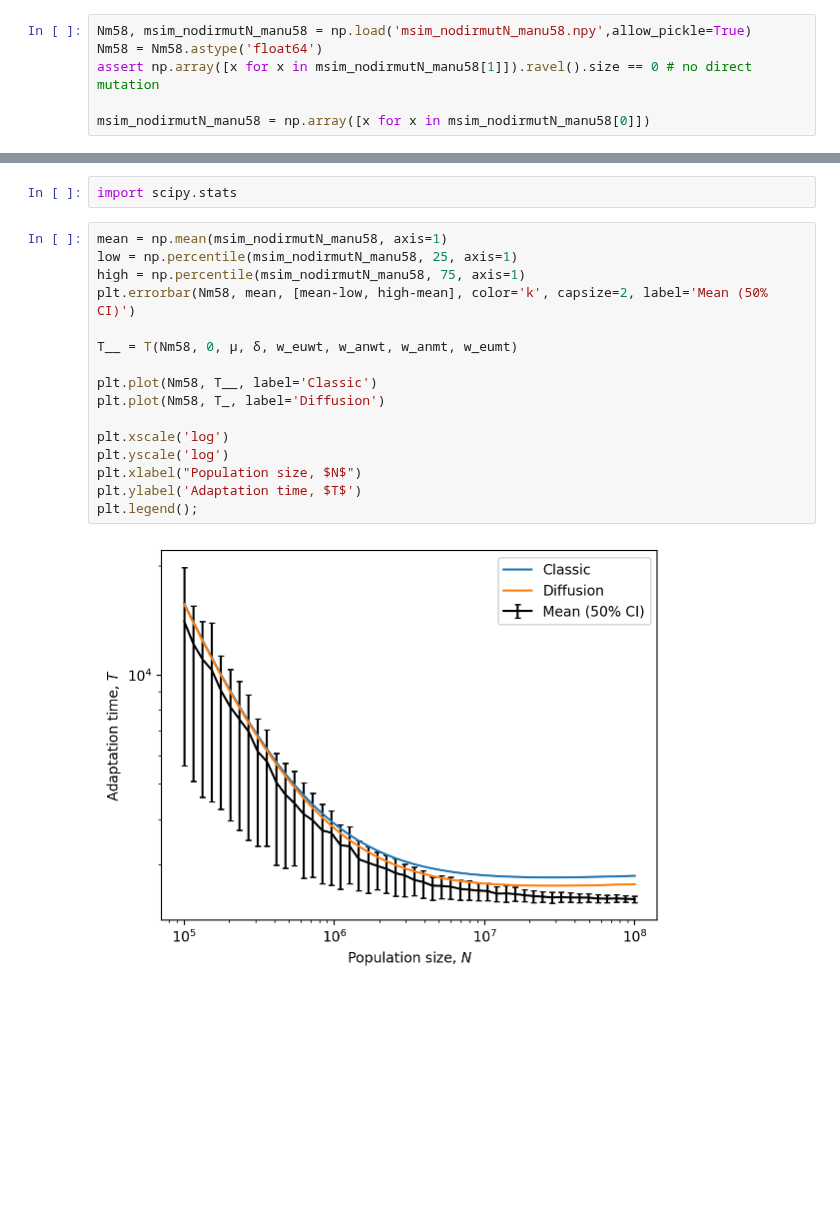
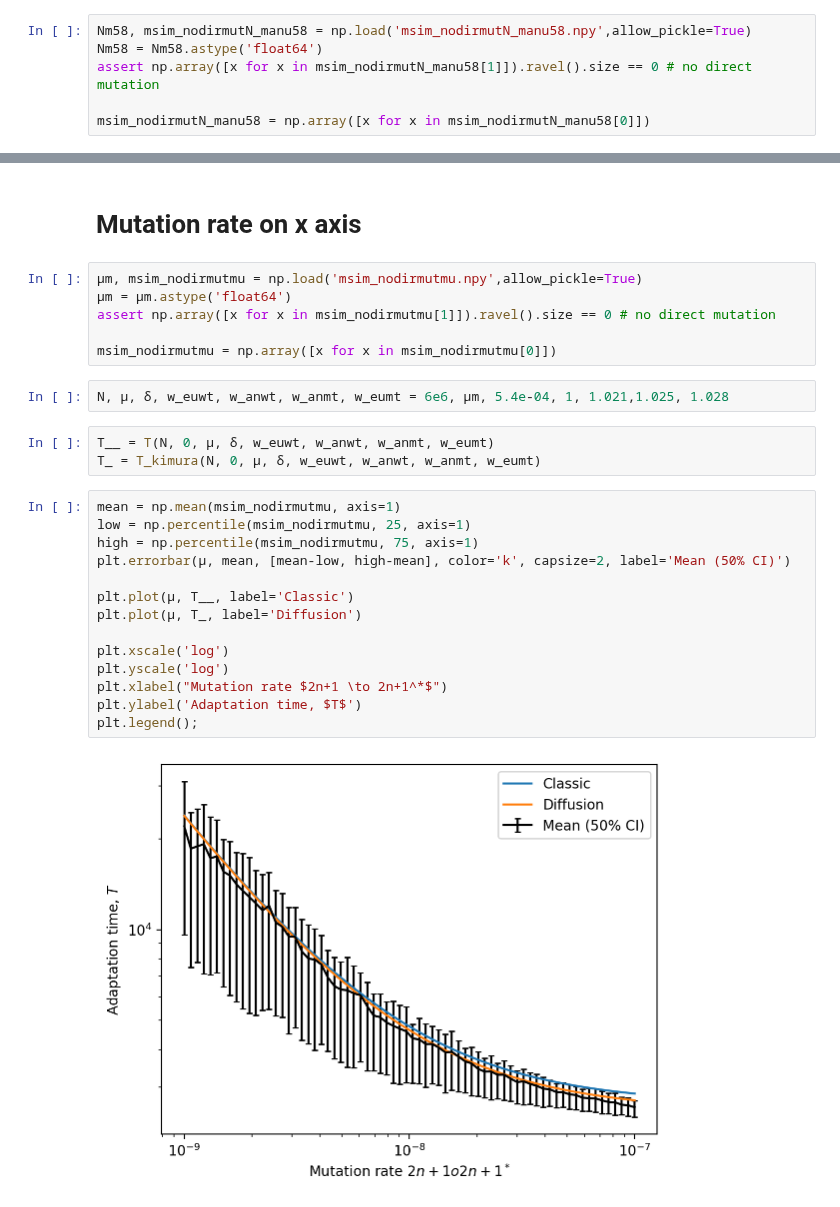
Before and after one commit to yoavram-lab/Heatrisomy, a Jupyter notebook: notebooks_mp/no-direct-mutation.ipynb, the cells around one changed output, grey strips where cells are left out. Saved outputs shown, nothing was run; the diff lists cells and outputs as text; blank space fills up the shorter version.

Commit message:
add muta rate and aneu rate plots

```diff
--- a/notebooks_mp/no-direct-mutation.ipynb
+++ b/notebooks_mp/no-direct-mutation.ipynb
@@ -165,20 +167,29 @@ T_ = T_kimura(Nm58, 0, μ, δ, w_euwt, w_anwt, w_anmt, w_eumt)
-# %%
-import scipy.stats
+# %% [markdown]
+# Mutation rate on x axis
+# %%
+μm, msim_nodirmutmu = np.load('msim_nodirmutmu.npy',allow_pickle=True)
+μm = μm.astype('float64')
+assert np.array([x for x in msim_nodirmutmu[1]]).ravel().size == 0 # no direct mutation
+
+msim_nodirmutmu = np.array([x for x in msim_nodirmutmu[0]])
+# %%
+N, μ, δ, w_euwt, w_anwt, w_anmt, w_eumt = 6e6, μm, 5.4e-04, 1, 1.021,1.025, 1.028
+# %%
+T__ = T(N, 0, μ, δ, w_euwt, w_anwt, w_anmt, w_eumt)
+T_ = T_kimura(N, 0, μ, δ, w_euwt, w_anwt, w_anmt, w_eumt)
 # %%
-mean = np.mean(msim_nodirmutN_manu58, axis=1)
-low = np.percentile(msim_nodirmutN_manu58, 25, axis=1)
-high = np.percentile(msim_nodirmutN_manu58, 75, axis=1)
-plt.errorbar(Nm58, mean, [mean-low, high-mean], color='k', capsize=2, label='Mean (50% CI)')
+mean = np.mean(msim_nodirmutmu, axis=1)
+low = np.percentile(msim_nodirmutmu, 25, axis=1)
+high = np.percentile(msim_nodirmutmu, 75, axis=1)
+plt.errorbar(μ, mean, [mean-low, high-mean], color='k', capsize=2, label='Mean (50% CI)')
 
-T__ = T(Nm58, 0, μ, δ, w_euwt, w_anwt, w_anmt, w_eumt)
-
-plt.plot(Nm58, T__, label='Classic')
-plt.plot(Nm58, T_, label='Diffusion')
+plt.plot(μ, T__, label='Classic')
+plt.plot(μ, T_, label='Diffusion')
 
 plt.xscale('log')
 plt.yscale('log')
-plt.xlabel("Population size, $N$")
+plt.xlabel("Mutation rate $2n+1 \to 2n+1^*$")
 plt.ylabel('Adaptation time, $T$')
 plt.legend();
 # %% [output]
-[figure, old version]
+[figure, new version]
```
Also changed, not shown: parts of 15 cells of this notebook.
